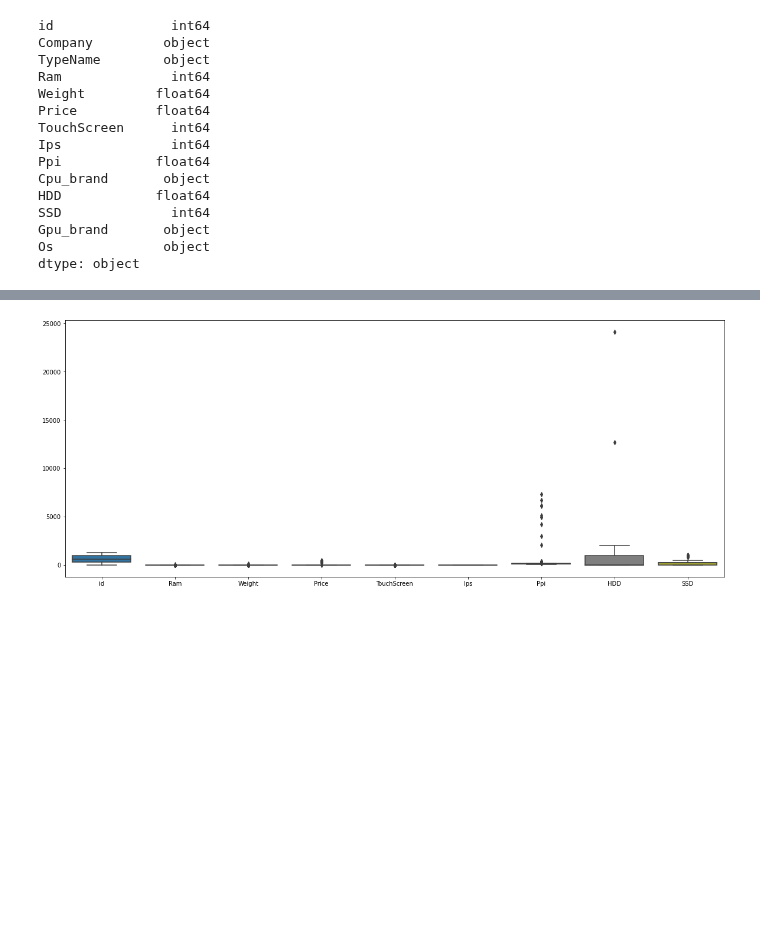
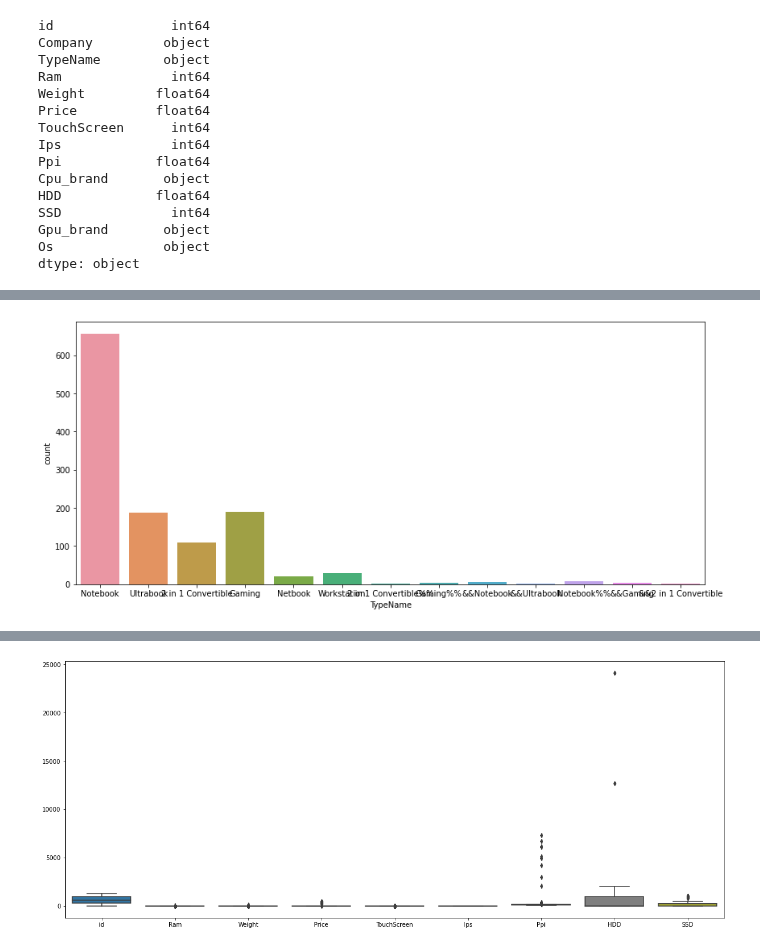
Before and after one commit to montejs3/Bi, a Jupyter notebook: LabBi/Lab2-Regresion/lab2.ipynb, the cells around one changed output, grey strips where cells are left out. Cells and saved outputs as stored; diff of their text form; code cells hidden in the pictures; blank space fills up the shorter version.

```diff
--- a/LabBi/Lab2-Regresion/lab2.ipynb
+++ b/LabBi/Lab2-Regresion/lab2.ipynb
@@ -64,0 +119,6 @@ df.sample(5)
+# %%
+plt.figure(figsize=(14, 6))
+sns.countplot(x='TypeName', data=df)
+plt.show()
+# %% [output]
+[figure, added]
```
Also changed, not shown: parts of 15 cells of this notebook.
